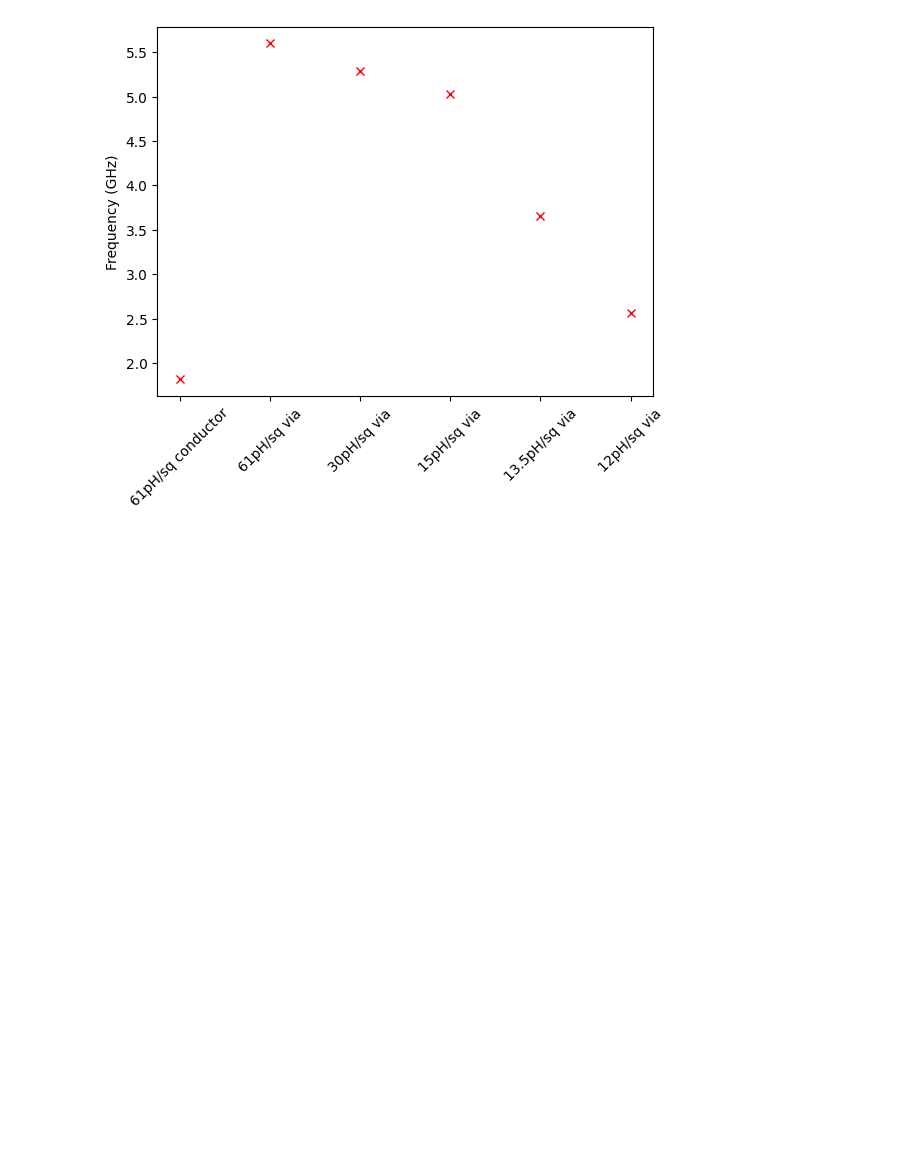
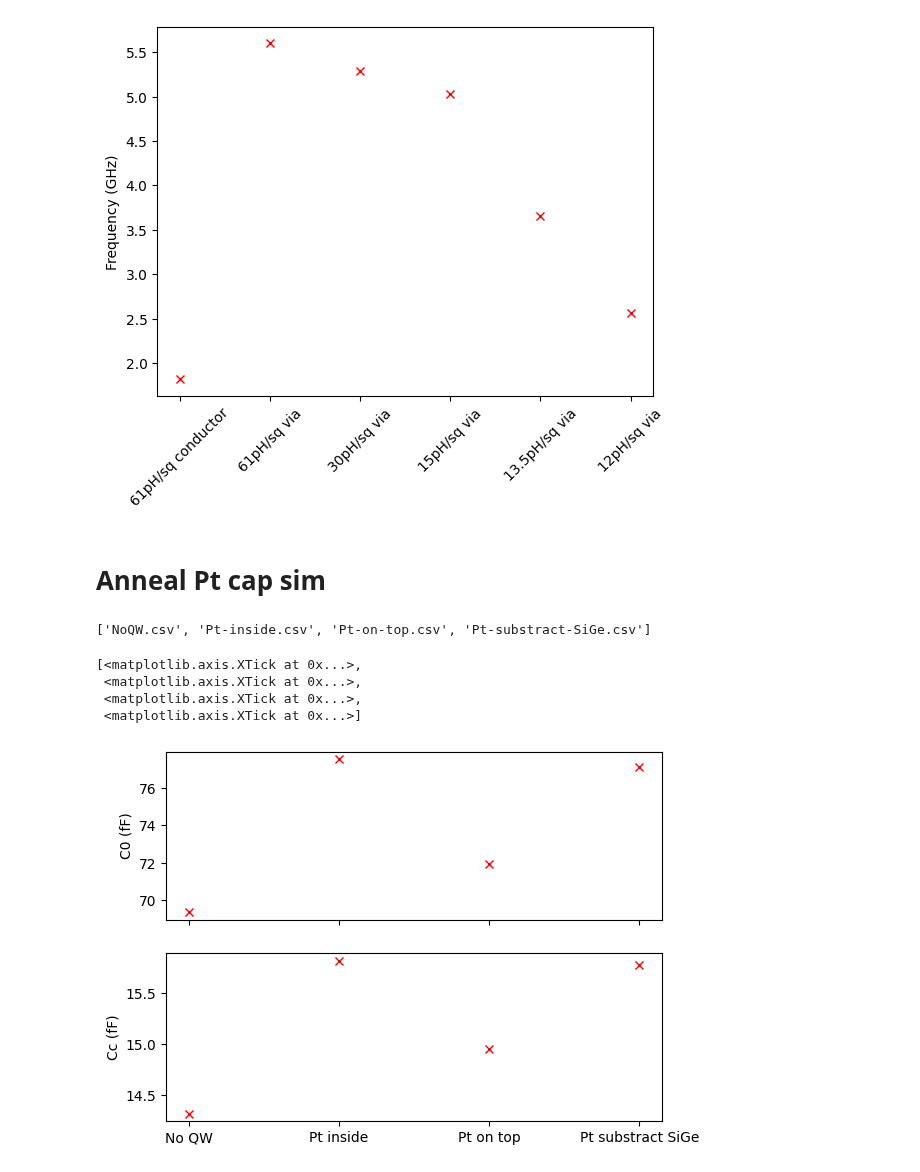
Before and after one commit to cbelo/resonators, a Jupyter notebook: 20240420-chips/simulation-plots.ipynb, the cells around one changed output. Drawn from its saved outputs; the diff is of its cells as text; code cells hidden in the pictures; blank space fills up the shorter version.

Commit message:
pt anneal tests cap

```diff
--- a/20240420-chips/simulation-plots.ipynb
+++ b/20240420-chips/simulation-plots.ipynb
@@ -488,3 +488,43 @@ Pt-via-test-1GHz-30pHsq f0 = 3.657 GHz
 Pt-via-test-1GHz-61pHsq f0 = 2.567 GHz
 Text(0, 0.5, 'Frequency (GHz)')
 [figure]
+# %% [markdown]
+# Anneal Pt cap sim
+# %%
+import csv
+path = r'C:\Users\localadmin\Documents\Ansoft\Anneal-Pt-test'
+file_list_all = os.listdir(path)
+file_list = []
+for f in file_list_all:
+    if f.endswith('.csv'):
+        file_list.append(f)
+print(file_list)
+
+C0 = []
+Cc = []
+for f in file_list:
+    with open(os.path.join(path, f), mode ='r') as file:
+        csvFile = csv.reader(file)
+        for i, row in enumerate(csvFile):
+            if i == 0:
+                pass
+            if i == 1:
+                C0.append(float(row[1]))
+                Cc.append(float(row[2]))
+C0 = np.array(C0)
+Cc = np.array(Cc)
+times = np.array(['1\'49', ])
+fig, ax = plt.subplots(3,1)
+ax[0].plot(-1*C0, 'rx')
+ax[0].set_ylabel('C0 (fF)')
+ax[1].plot(-1*Cc, 'rx')
+ax[1].set_ylabel('Cc (fF)')
+ax[0].set_xticks(ticks = range(len(C0)), labels = [])
+ax[1].set_xticks(ticks = range(len(C0)), labels = ['No QW', 'Pt inside', 'Pt on top', 'Pt substract SiGe'])
+# %% [output]
+['NoQW.csv', 'Pt-inside.csv', 'Pt-on-top.csv', 'Pt-substract-SiGe.csv']
+[<matplotlib.axis.XTick at 0x...>,
+ <matplotlib.axis.XTick at 0x...>,
+ <matplotlib.axis.XTick at 0x...>,
+ <matplotlib.axis.XTick at 0x...>]
+[figure, added]
```
Also changed, not shown: 5 other files.
